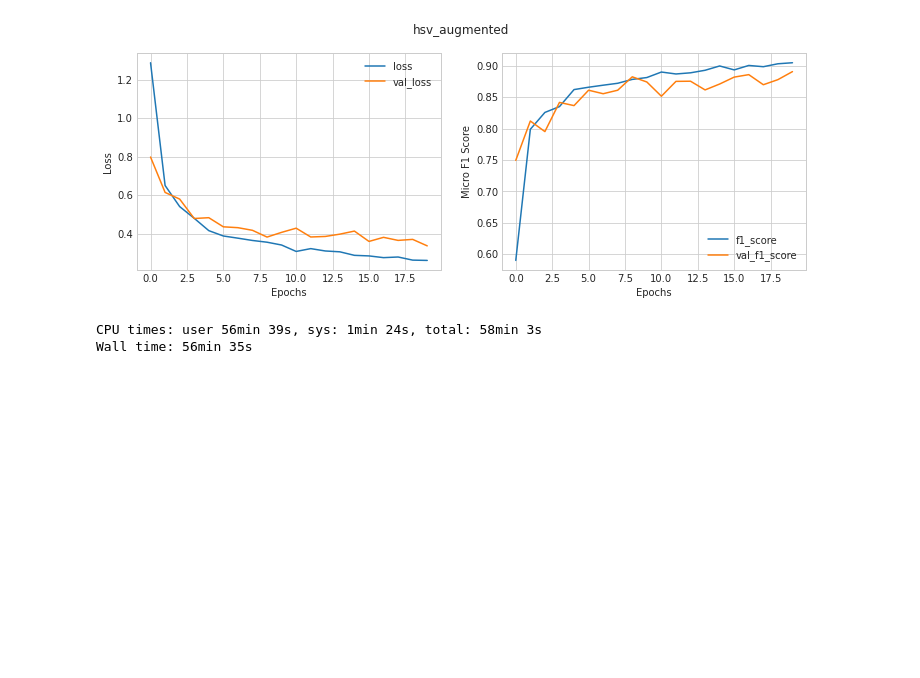
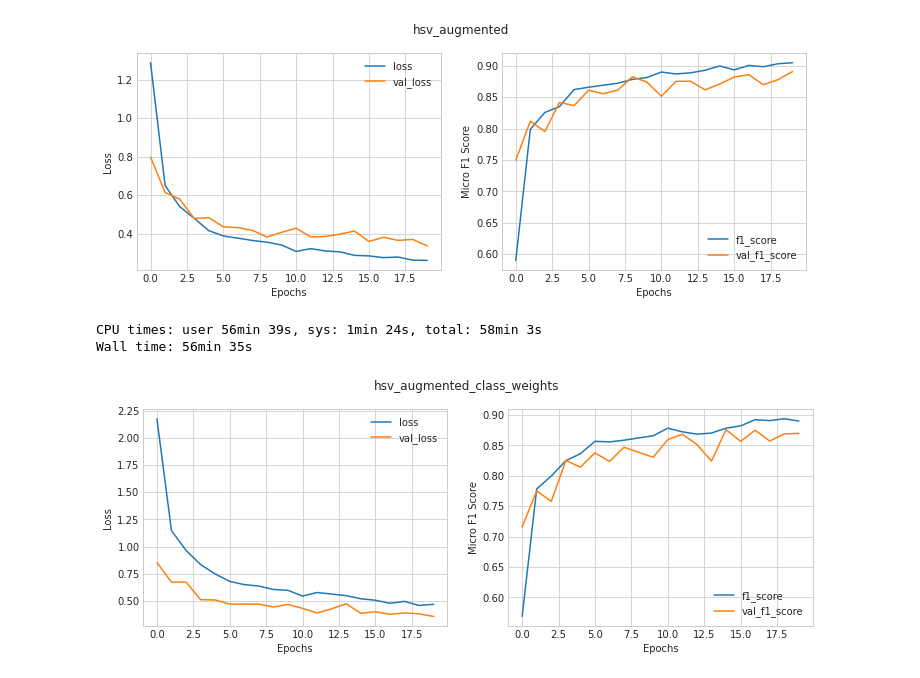
Before and after one commit to NicholasGoh/cz4041, a Jupyter notebook: train.ipynb, the cells around one changed output. Drawn from its saved outputs; the diff is of its cells as text; code cells hidden in the pictures; blank space fills up the shorter version.

```diff
--- a/train.ipynb
+++ b/train.ipynb
@@ -51,3 +63,18 @@ model.fit(epochs=epochs)
 [figure]
 CPU times: user 56min 39s, sys: 1min 24s, total: 58min 3s
 Wall time: 56min 35s
+# %%
+mapping = dataset.train_generator.class_indices
+classes = dataset.train_generator.classes
+class_weight = {v: len(classes[classes == v]) for k, v in mapping.items()}
+max_ = max(list(class_weight.values()))
+class_weight = {k: max_ / v for k, v in class_weight.items()}
+# %%
+%%time
+dataset.make_datagens(augment=True, hsv_mask=True)
+model = ModelWrapper(dataset)
+model.make_model(figname='hsv_augmented_class_weights')
+model.compile(lr=lr)
+model.fit(epochs=epochs, class_weight=class_weight)
+# %% [output]
+[figure, added]
```
Also changed, not shown: parts of 3 cells of this notebook, 9 other files.
